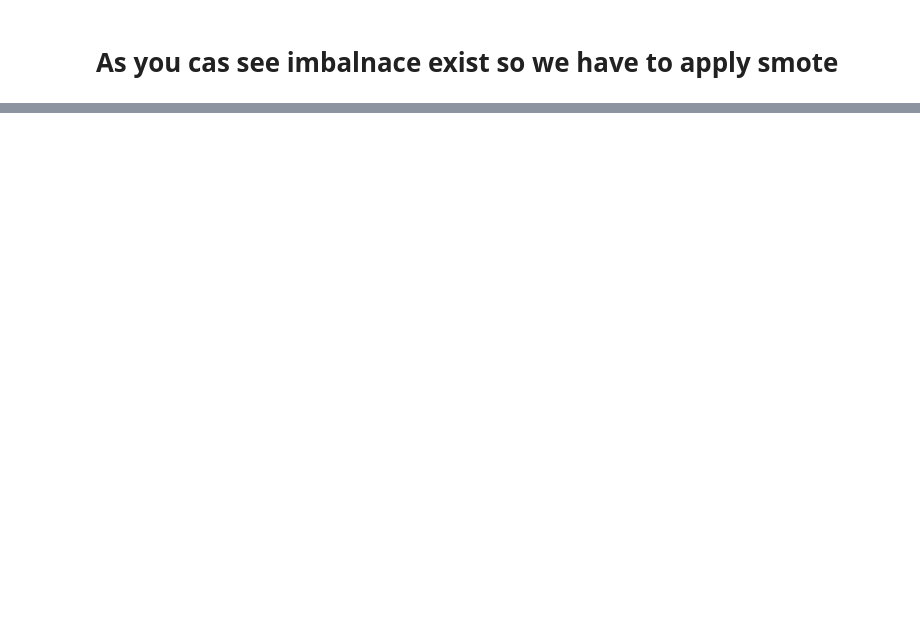
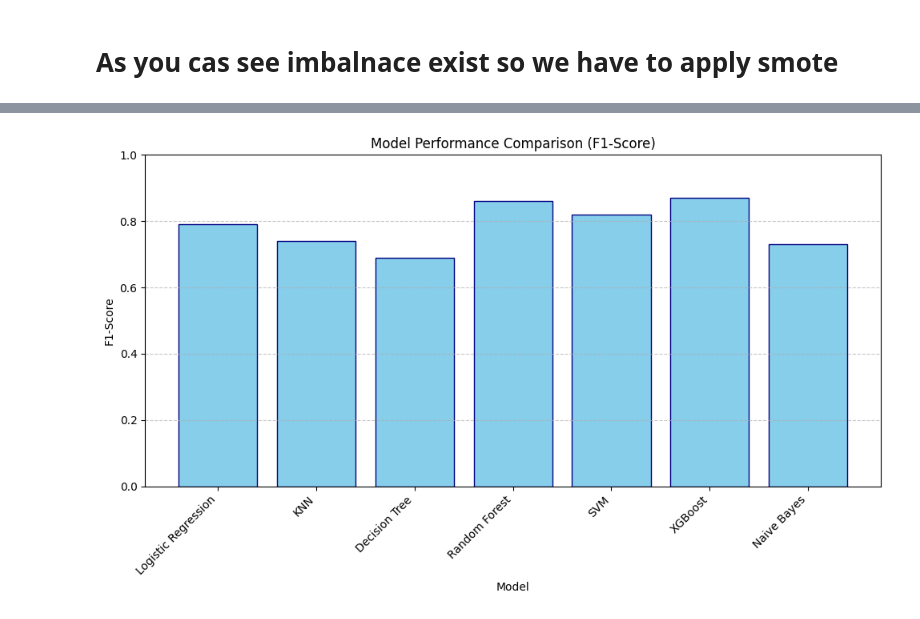
Before and after one commit to Uzair-DeVops/Machine-Learning-Projects, a Jupyter notebook: Asignment.ipynb, the cells around one changed output, grey strips where cells are left out. Cells and saved outputs as stored; diff of their text form; code cells hidden in the pictures; blank space fills up the shorter version.

Commit message:
added some visualization

```diff
--- a/Asignment.ipynb
+++ b/Asignment.ipynb
@@ -702,0 +705,24 @@ Naive Bayes                0.951220  0.336207      0.512579
+# %%
+# Sample results (replace with your actual results_df)
+results = {
+    'Model': ['Logistic Regression', 'KNN', 'Decision Tree', 'Random Forest', 'SVM', 'XGBoost', 'Naive Bayes'],
+    'F1_Score': [0.79, 0.74, 0.69, 0.86, 0.82, 0.87, 0.73]  # Example F1-scores
+}
+df_results = pd.DataFrame(results)
+
+# Create bar plot
+plt.figure(figsize=(10, 6))
+plt.bar(df_results['Model'], df_results['F1_Score'], color='skyblue', edgecolor='navy')
+plt.xlabel('Model')
+plt.ylabel('F1-Score')
+plt.title('Model Performance Comparison (F1-Score)')
+plt.xticks(rotation=45, ha='right')
+plt.ylim(0, 1)
+plt.grid(axis='y', linestyle='--', alpha=0.7)
+plt.tight_layout()
+
+# Save the plot
+plt.savefig('model_performance.png', dpi=300, bbox_inches='tight')
+plt.show()
+# %% [output]
+[figure, added]
```
Also changed, not shown: parts of 13 cells of this notebook, 1 other file.
